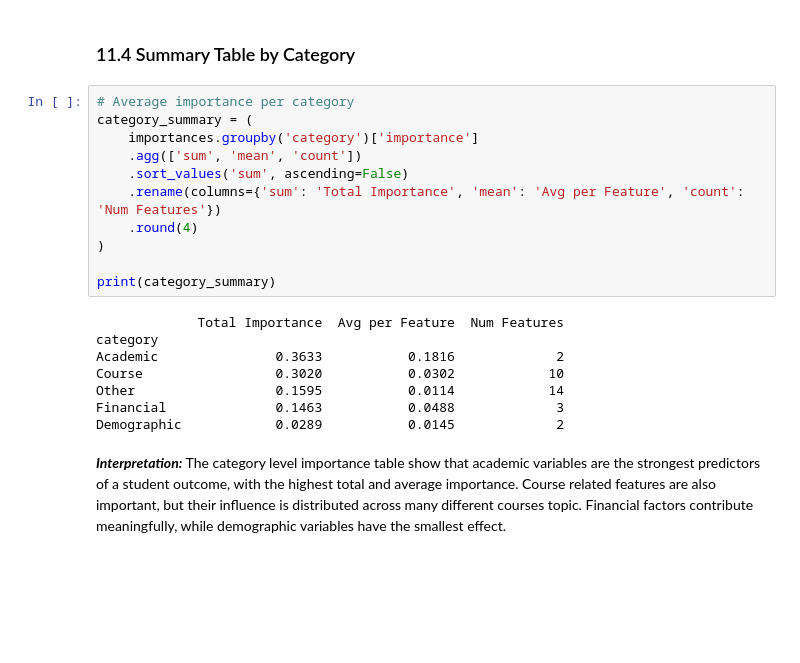
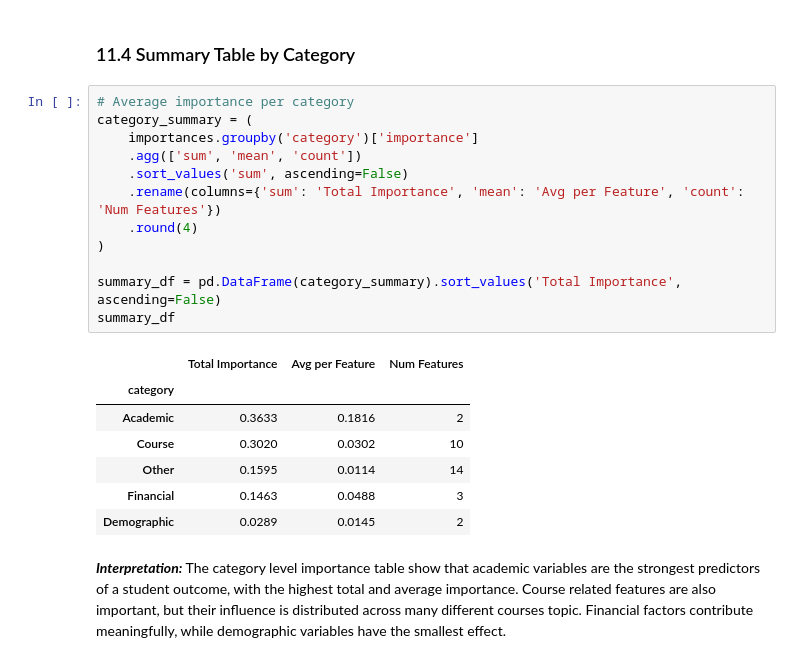
Before and after one commit to weslylaboy/student-outcome-predictor, a Jupyter notebook: notebooks/03_classification_model.ipynb, the cells around one changed output. Saved outputs shown, nothing was run; the diff lists cells and outputs as text; blank space fills up the shorter version.

```diff
--- a/notebooks/03_classification_model.ipynb
+++ b/notebooks/03_classification_model.ipynb
@@ -2041,21 +2099,22 @@ plt.show()
 # %%
 # Average importance per category
 category_summary = (
     importances.groupby('category')['importance']
     .agg(['sum', 'mean', 'count'])
     .sort_values('sum', ascending=False)
     .rename(columns={'sum': 'Total Importance', 'mean': 'Avg per Feature', 'count': 'Num Features'})
     .round(4)
 )
 
-print(category_summary)
+summary_df = pd.DataFrame(category_summary).sort_values('Total Importance', ascending=False)
+summary_df
 # %% [output]
-             Total Importance  Avg per Feature  Num Features
-category
-Academic               0.3633           0.1816             2
-Course                 0.3020           0.0302            10
-Other                  0.1595           0.0114            14
-Financial              0.1463           0.0488             3
-Demographic            0.0289           0.0145             2
+|  | Total Importance | Avg per Feature | Num Features |
+| category |  |  |  |
+| Academic | 0.3633 | 0.1816 | 2 |
+| Course | 0.3020 | 0.0302 | 10 |
+| Other | 0.1595 | 0.0114 | 14 |
+| Financial | 0.1463 | 0.0488 | 3 |
+| Demographic | 0.0289 | 0.0145 | 2 |
 # %% [markdown]
 ***Interpretation:*** The category level importance table show that academic variables are the strongest predictors of a student outcome, with the highest total and average importance. Course related features are also important, but their influence is distributed across many different courses topic. Financial factors contribute meaningfully, while demographic variables have the smallest effect.
```
Also changed, not shown: parts of 43 cells of this notebook, 2 other files.
